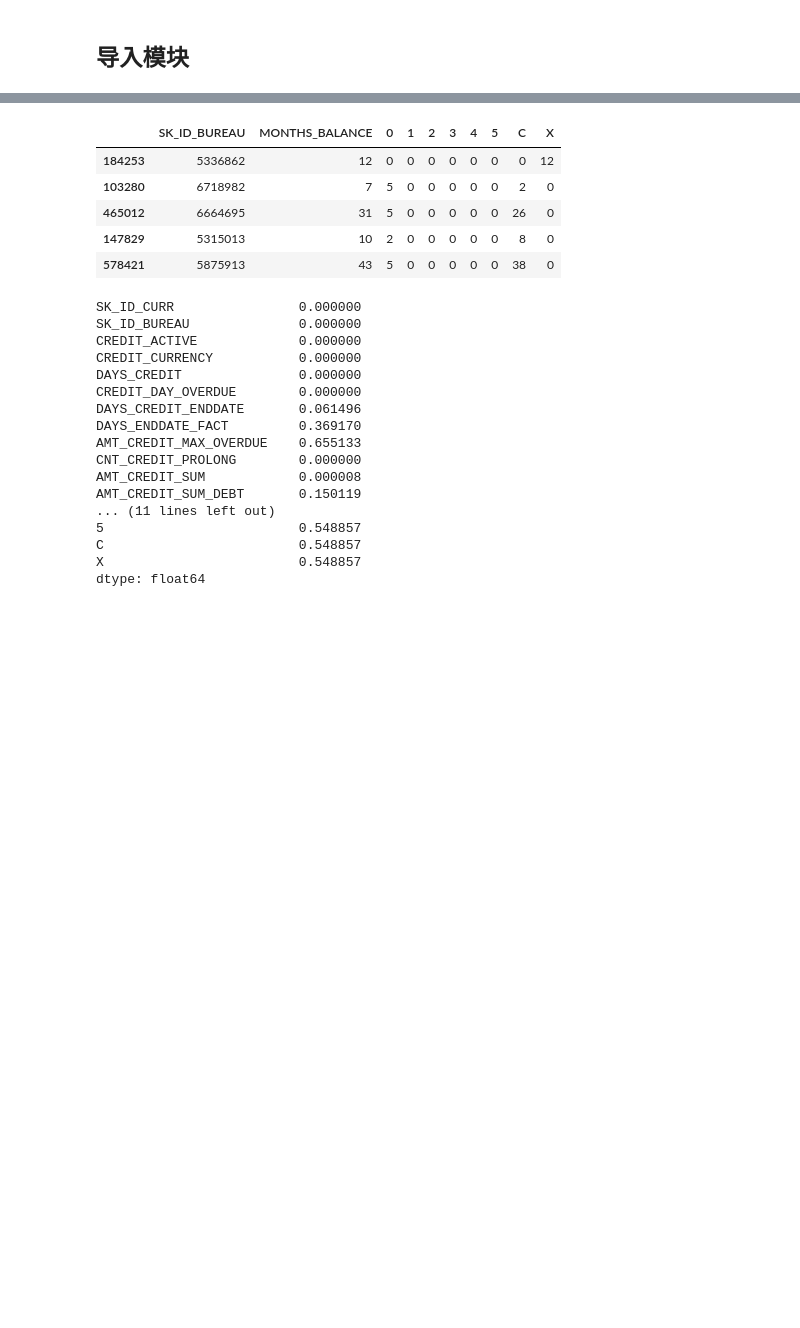
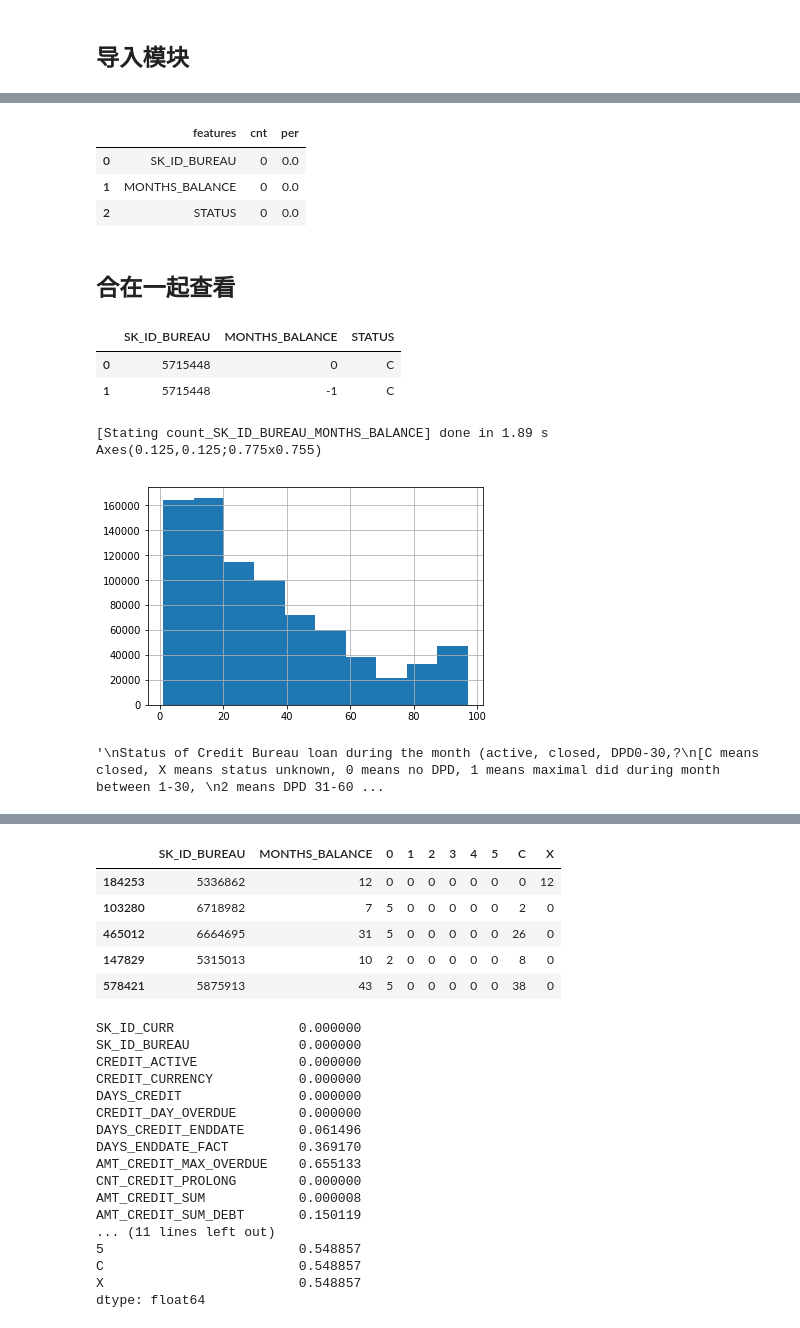
Before and after one commit to youess/credit_risk, a Jupyter notebook: eda/EDA_HOME_credit_Analysis.ipynb, the cells around one changed output, grey strips where cells are left out. Cells and saved outputs as stored; diff of their text form; code cells hidden in the pictures; blank space fills up the shorter version.

```diff
--- a/eda/EDA_HOME_credit_Analysis.ipynb
+++ b/eda/EDA_HOME_credit_Analysis.ipynb
@@ -152,0 +213,9 @@ Processing reading raw data ...
+# %%
+missing_data(bureau_balance)
+# %% [output]
+|  | features | cnt | per |
+| 0 | SK_ID_BUREAU | 0 | 0.0 |
+| 1 | MONTHS_BALANCE | 0 | 0.0 |
+| 2 | STATUS | 0 | 0.0 |
+# %% [markdown]
+## 合在一起查看
@@ -152,0 +224,22 @@ Processing reading raw data ...
+# %%
+bureau_balance.head(2)
+# %% [output]
+|  | SK_ID_BUREAU | MONTHS_BALANCE | STATUS |
+| 0 | 5715448 | 0 | C |
+| 1 | 5715448 | -1 | C |
+# %%
+df1 = get_group_stat(bureau_balance, ['SK_ID_BUREAU'], 'MONTHS_BALANCE', 'count')
+print(df1.iloc[:, 1].hist())
+# %% [output]
+[Stating count_SK_ID_BUREAU_MONTHS_BALANCE] done in 1.89 s
+Axes(0.125,0.125;0.775x0.755)
+[figure, added]
+# %%
+bureau_balance['STATUS'].value_counts()
+"""
+Status of Credit Bureau loan during the month (active, closed, DPD0-30,?
+[C means closed, X means status unknown, 0 means no DPD, 1 means maximal did during month between 1-30,
+2 means DPD 31-60,?5 means DPD 120+ or sold or written off ] )
+"""
+# %% [output]
+'\nStatus of Credit Bureau loan during the month (active, closed, DPD0-30,?\n[C means closed, X means status unknown, 0 means no DPD, 1 means maximal did during month between 1-30, \n2 means DPD 31-60 ...
```
Also changed, not shown: parts of 18 cells of this notebook, 10 other files.
